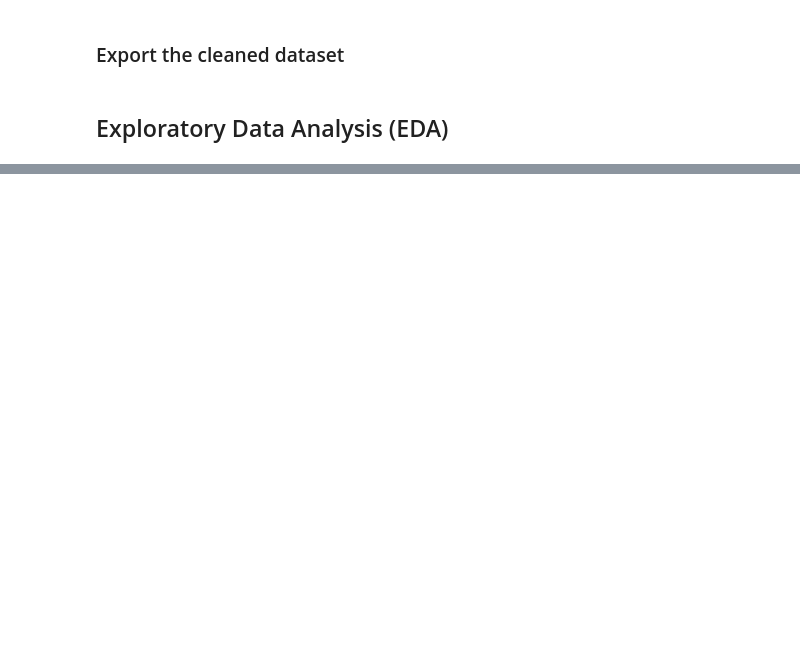
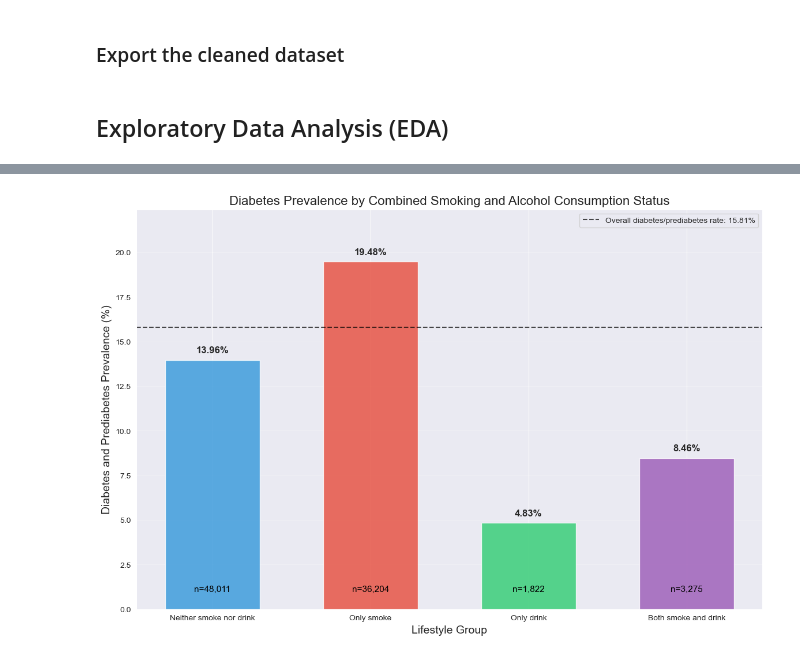
Before and after one commit to bonaparte233/COMP5310_Group50_A1, a Jupyter notebook: lche5181/lche5181_A1_Code.ipynb, the cells around one changed output, grey strips where cells are left out. Cells and saved outputs as stored; diff of their text form; code cells hidden in the pictures; blank space fills up the shorter version.

```diff
--- a/lche5181/lche5181_A1_Code.ipynb
+++ b/lche5181/lche5181_A1_Code.ipynb
@@ -363,0 +432,95 @@ df_cleaned.to_csv(file_name, index=True)
+# %%
+# Filter the data to include only valid smoking and alcohol status, and exclude "Prefer not to say" diabetes status
+valid_data = df_cleaned[
+    (~df_cleaned['Smoker'].isna()) &
+    (~df_cleaned['Alcoholic'].isna()) &
+    (df_cleaned['Diabetes'] != 'Prefer not to say')
+    ].copy()
+
+# Create a new binary diabetes status column that includes prediabetes as diabetes
+valid_data['has_diabetes'] = valid_data['Diabetes'].isin(['Diabetes', 'Prediabetes'])
+
+# Create a new column for the combined lifestyle status
+valid_data['lifestyle_group'] = 'Unknown'
+valid_data.loc[(valid_data['Smoker'] == False) & (valid_data['Alcoholic'] == False), 'lifestyle_group'] = 'Neither smoke nor drink'
+valid_data.loc[(valid_data['Smoker'] == True) & (valid_data['Alcoholic'] == False), 'lifestyle_group'] = 'Only smoke'
+valid_data.loc[(valid_data['Smoker'] == False) & (valid_data['Alcoholic'] == True), 'lifestyle_group'] = 'Only drink'
+valid_data.loc[(valid_data['Smoker'] == True) & (valid_data['Alcoholic'] == True), 'lifestyle_group'] = 'Both smoke and drink'
+
+# Define the specific order for the groups
+group_order = ['Neither smoke nor drink', 'Only smoke', 'Only drink', 'Both smoke and drink']
+
+# Calculate diabetes rates (including prediabetes) for each lifestyle group
+diabetes_rates = []
+sample_sizes = []
+
+for group in group_order:
+    group_data = valid_data[valid_data['lifestyle_group'] == group]
+    total = len(group_data)
+    diabetes_count = len(group_data[group_data['has_diabetes'] == True])
+    rate = (diabetes_count / total) * 100 if total > 0 else 0
+
+    diabetes_rates.append(rate)
+    sample_sizes.append(total)
+
+    # Print statistics for reference
+    diabetes_only = len(group_data[group_data['Diabetes'] == 'Diabetes'])
+    prediabetes_only = len(group_data[group_data['Diabetes'] == 'Prediabetes'])
+
+    print(f"{group}:")
+    print(f"  {diabetes_count:,} out of {total:,} people have diabetes or prediabetes ({rate:.2f}%)")
+    print(f"    Diabetes: {diabetes_only:,} ({diabetes_only/total*100:.2f}%)")
+    print(f"    Prediabetes: {prediabetes_only:,} ({prediabetes_only/total*100:.2f}%)")
+
+# Create a figure
+plt.figure(figsize=(14, 9))
+
+# Define a color scheme
+colors = ['#3498db', '#e74c3c', '#2ecc71', '#9b59b6']  # blue, red, green, purple
+
+# Create the bar chart
+bars = plt.bar(group_order, diabetes_rates, color=colors, alpha=0.8, width=0.6)
+
+# Add data labels on top of each bar
+for bar in bars:
+    height = bar.get_height()
+    plt.text(bar.get_x() + bar.get_width()/2., height + 0.3,
+             f'{height:.2f}%',
+             ha='center', va='bottom', fontsize=12, fontweight='bold')
+
+# Add sample size labels below the category names
+for i, count in enumerate(sample_sizes):
+    plt.text(i, 1, f'n={count:,}', ha='center', color='black', fontsize=11)
+
+# Add a horizontal line for the overall diabetes rate (including prediabetes)
+overall_diabetes = valid_data[valid_data['has_diabetes'] == True]
+overall_rate = len(overall_diabetes) / len(valid_data) * 100
+plt.axhline(y=overall_rate, color='black', linestyle='--', alpha=0.7,
+            label=f'Overall diabetes/prediabetes rate: {overall_rate:.2f}%')
+
+# Customize the plot
+plt.title('Diabetes Prevalence by Combined Smoking and Alcohol Consumption Status', fontsize=16)
+plt.xlabel('Lifestyle Group', fontsize=14)
+plt.ylabel('Diabetes and Prediabetes Prevalence (%)', fontsize=14)
+plt.ylim(0, max(diabetes_rates) * 1.15)  # Add space for labels
+plt.xticks(rotation=0)  # Keep labels horizontal
+plt.legend(loc='upper right')
+plt.grid(axis='y', alpha=0.3)
+
+
+# Save the figure and show it
+plt.savefig('diabetes_combined_lifestyle.png', dpi=300, bbox_inches='tight')
+plt.show()
+
+# Create contingency table (now with has_diabetes which includes prediabetes)
+contingency = pd.crosstab(valid_data['lifestyle_group'], valid_data['has_diabetes'])
+print("\nContingency table (includes prediabetes):")
+print(contingency)
+
+# Calculate the percentage distribution of lifestyle groups
+group_distribution = valid_data['lifestyle_group'].value_counts()
+group_distribution_percent = (group_distribution / len(valid_data) * 100).sort_index()
+print("\nDistribution of lifestyle groups in the dataset:")
+for group, percent in zip(group_order, [group_distribution_percent.get(group, 0) for group in group_order]):
+    print(f"  {group}: {percent:.2f}%")
+# %% [output]
@@ -363,0 +543 @@ df_cleaned.to_csv(file_name, index=True)
+[figure, added]
```
Also changed, not shown: parts of 6 cells of this notebook, 3 other files.
